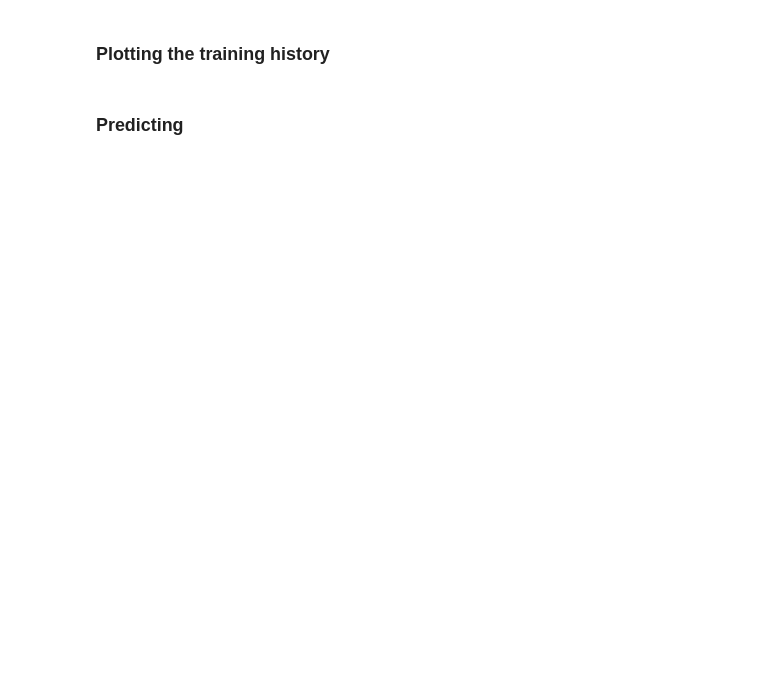
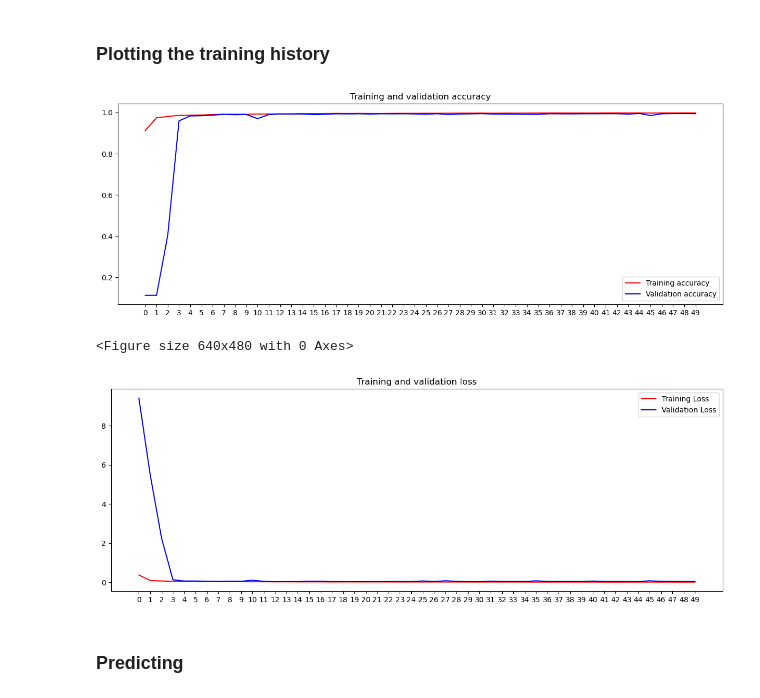
Before and after one commit to anasbn44/digit_recognizer, a Jupyter notebook: digit_recognizer.ipynb, the cells around one changed output. Saved outputs shown, nothing was run; the diff lists cells and outputs as text; code cells hidden in the pictures; blank space fills up the shorter version.

```diff
--- a/digit_recognizer.ipynb
+++ b/digit_recognizer.ipynb
@@ -115,22 +125,17 @@ val_generator = val_datagen.flow(x=X_val, y=y_val, batch_size=32)
 ### Creating the CNN
 # %%
 model = Sequential([
-    Conv2D(128, (7, 7), activation='relu', input_shape=(28, 28, 1), padding='same'),
-    BatchNormalization(),
+    Conv2D(64, (3, 3), activation='relu', input_shape=(28, 28, 1), padding='same'),
+    BatchNormalization(axis=1),
+    Conv2D(64, (3, 3), activation='relu', padding='same'),
     MaxPooling2D(2,2),
-    Conv2D(256, (5, 5), activation='relu', padding='same'),
-    BatchNormalization(),
-    MaxPooling2D(2,2),
-    Conv2D(384, (3, 3), activation='relu', padding='same'),
-    BatchNormalization(),
-    MaxPooling2D(2,2),
-    Conv2D(384, (3, 3), activation='relu', padding='same'),
-    BatchNormalization(),
+    BatchNormalization(axis=1),
+    Conv2D(128, (3, 3), activation='relu', padding='same'),
+    BatchNormalization(axis=1),
+    Conv2D(128, (3, 3), activation='relu', padding='same'),
     MaxPooling2D(2,2),
     Flatten(),
-    Dense(1024, activation='relu'),
     BatchNormalization(),
-    Dropout(0.1),
     Dense(1024, activation='relu'),
     BatchNormalization(),
     Dropout(0.1),
@@ -138,7 +143,7 @@ model = Sequential([
 ])
 
 model.compile(optimizer='rmsprop',
-              loss='sparse_categorical_crossentropy',
+              loss='categorical_crossentropy',
               metrics=['accuracy'])
 # %%
 model.summary()
@@ -171,10 +170,16 @@ class MyCallback(tf.keras.callbacks.Callback):
+# %%
+checkpoint_path = 'checkpoint/best_model.h5'
+
+_callbacks = [
+    ModelCheckpoint(checkpoint_path, monitor='val_loss', save_best_only=True, mode='min'),
+    EarlyStopping(monitor='val_loss', patience=7, mode='min', start_from_epoch=15)
+]
 # %% [markdown]
 ### Training the model
 # %%
-callback = MyCallback()
-
 history = model.fit(train_generator,
                     validation_data=val_generator,
-                    epochs=50)
+                    epochs=50,
+                    callbacks=_callbacks)
 # %% [output]
 Epoch 1/50
@@ -184,24 +204,30 @@ KeyboardInterrupt:
 # %%
 acc = history.history['accuracy']
 val_acc = history.history['val_accuracy']
 loss = history.history['loss']
 val_loss = history.history['val_loss']
 
 epochs = history.epoch
 
+plt.figure(figsize=(15,5))
 plt.plot(epochs, acc, 'r', label='Training accuracy')
 plt.plot(epochs, val_acc, 'b', label='Validation accuracy')
 plt.xticks(epochs)
 plt.title('Training and validation accuracy')
 plt.legend()
 plt.figure()
 
+plt.figure(figsize=(15,5))
 plt.plot(epochs, loss, 'r', label='Training Loss')
 plt.plot(epochs, val_loss, 'b', label='Validation Loss')
 plt.xticks(epochs)
 plt.title('Training and validation loss')
 plt.legend()
 
 plt.show()
+# %% [output]
+[figure, added]
+<Figure size 640x480 with 0 Axes>
+[figure, added]
 # %% [markdown]
 ### Predicting
```
Also changed, not shown: parts of 14 cells of this notebook.
